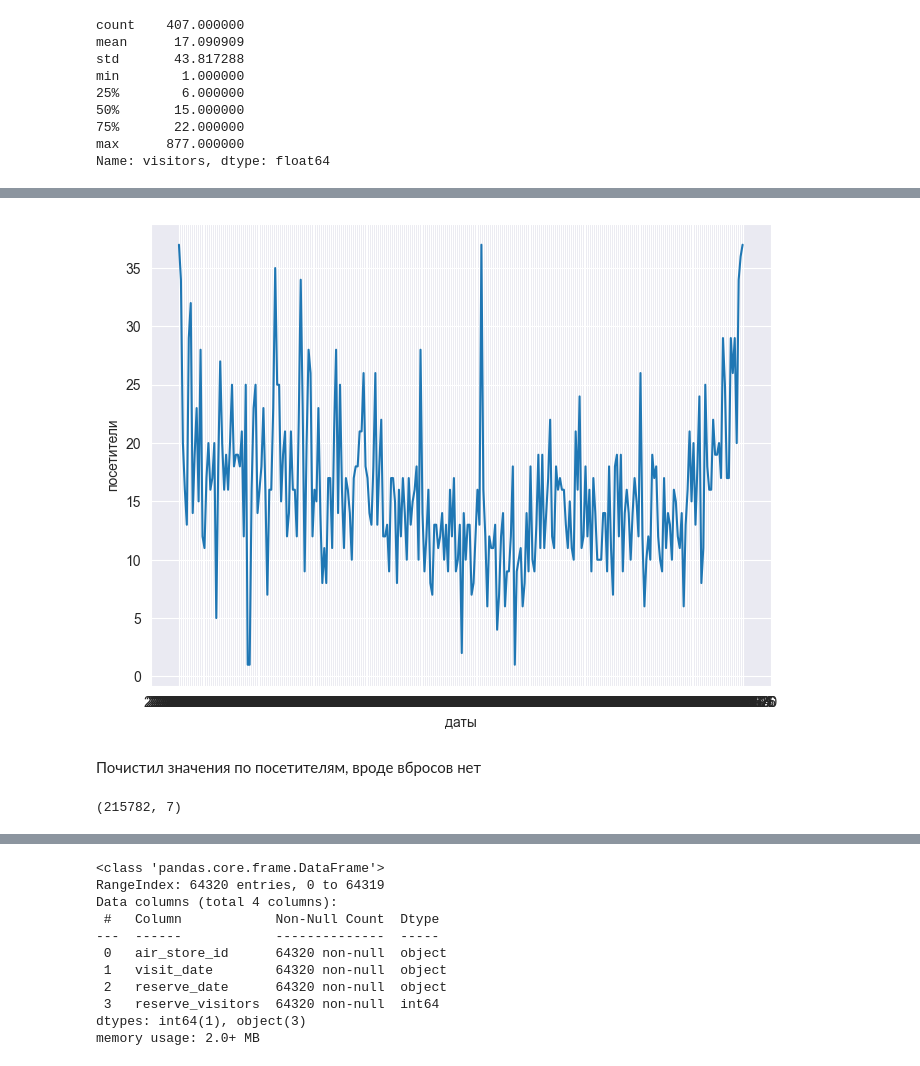
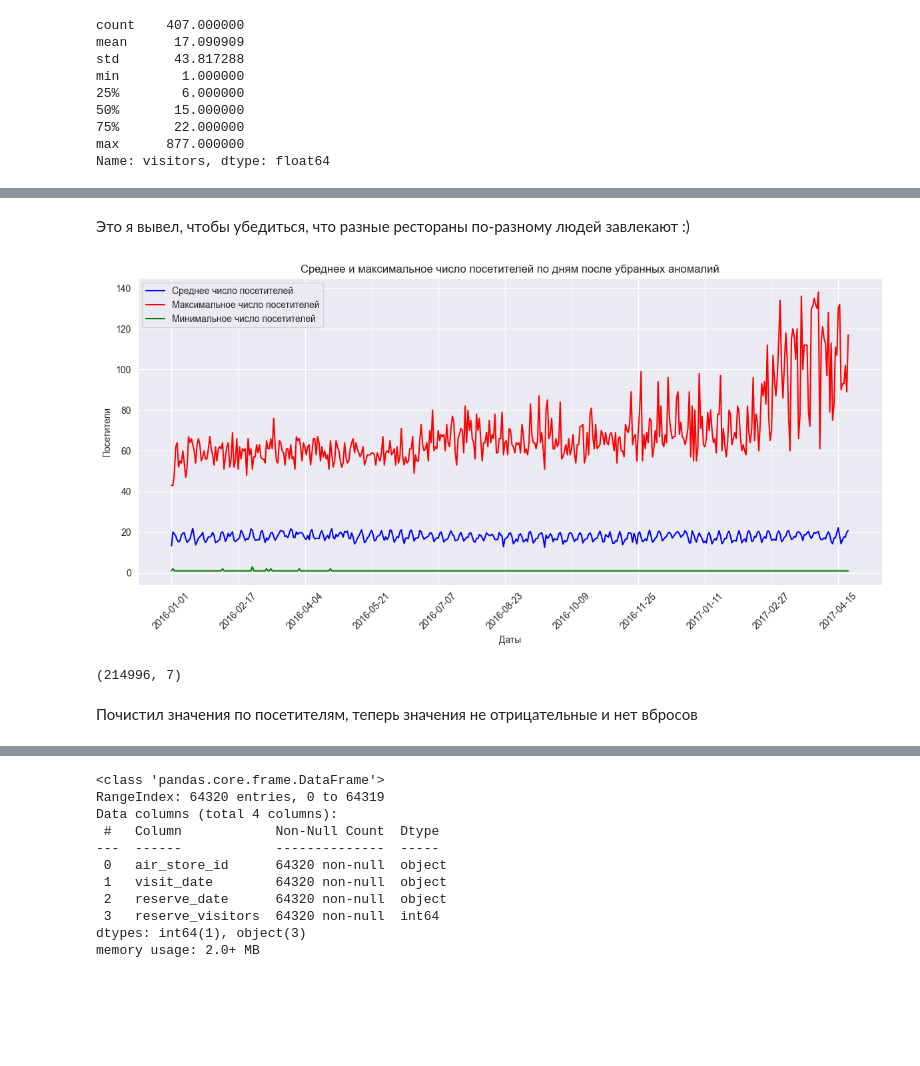
Before and after one commit to FEDOROV-ALEXANDER/ML_kurs2022, a Jupyter notebook: Homework/Homework2024/homework2024.ipynb, the cells around one changed output, grey strips where cells are left out. Cells and saved outputs as stored; diff of their text form; code cells hidden in the pictures; blank space fills up the shorter version.

Commit message:
Еще добавил графиков, осталось самое простое-обучить :)

```diff
--- a/Homework/Homework2024/homework2024.ipynb
+++ b/Homework/Homework2024/homework2024.ipynb
@@ -109,5 +114,7 @@ hpg_df = pd.merge(store_id_relation, hpg_df, on='hpg_store_id', how='outer')
 # %%
 hpg_df = pd.merge(hpg_df, hpg_store, on='hpg_store_id', how='outer')
 # %%
-hpg_df=hpg_df[['air_store_id','hpg_store_id', 'visit_date', 'reserve_visitors', 'hpg_genre_name', 'hpg_area_name', 'latitude', 'longitude']]
+hpg_df = hpg_df[
+    ['air_store_id', 'hpg_store_id', 'visit_date', 'reserve_visitors', 'hpg_genre_name', 'hpg_area_name', 'latitude',
+     'longitude']]
 # %%
@@ -148,7 +156,9 @@ print(air_df.air_store_id.nunique(), hpg_df.air_store_id.nunique(), air_df.hpg_s
 # %% [output]
 829 150 150 13325
 # %%
-df = pd.merge(air_df, hpg_df, on=['air_store_id', 'hpg_store_id','visit_date' , 'reserve_visitors', 'area_name', 'genre_name', 'latitude', 'longitude'], how='outer')
+df = pd.merge(air_df, hpg_df,
+              on=['air_store_id', 'hpg_store_id', 'visit_date', 'reserve_visitors', 'area_name', 'genre_name',
+                  'latitude', 'longitude'], how='outer')
 # %%
 df
 # %% [output]
@@ -475,2 +480,0 @@ plt.show()
-# %%
-df =df[df['visitors'] <= (df['visitors'].mean()+df['visitors'].std())]
@@ -497,0 +481,11 @@ Name: visitors, dtype: float64
+# %%
+result_df = pd.DataFrame()
+
+for id in df['air_store_id'].unique():
+    subset = df[df['air_store_id'] == id]
+    mean_visitors = subset['visitors'].mean()
+    std_visitors = subset['visitors'].std()
+    mask = subset['visitors'] <= (mean_visitors + std_visitors)
+    filtered_subset = subset[mask]
+    result_df = pd.concat([result_df, filtered_subset])
+    print(id, 'информация  для этого ресторана', filtered_subset['visitors'].describe())
@@ -498,15 +540,32 @@ Name: visitors, dtype: float64
+# %% [markdown]
+Это я вывел, чтобы убедиться, что разные рестораны по-разному людей завлекают :)
 # %%
-plt.figure(figsize=(8,6))
-plt.plot(matching_times, matching_visitors)
-plt.xlabel('даты')
-plt.ylabel('посетители')
+# Вычисляем среднее и максимальное число посетителей по датам
+mean_visitors_by_date = result_df.groupby('visit_date')['visitors'].mean()
+max_visitors_by_date = result_df.groupby('visit_date')['visitors'].max()
+min_visitors_by_date = result_df.groupby('visit_date')['visitors'].min()
+
+# Создаем график
+plt.figure(figsize=(12, 6))
+plt.plot(mean_visitors_by_date.index, mean_visitors_by_date.values, label='Среднее число посетителей', color='blue')
+plt.plot(max_visitors_by_date.index, max_visitors_by_date.values, label='Максимальное число посетителей', color='red')
+plt.plot(min_visitors_by_date.index, min_visitors_by_date.values, label='Минимальное число посетителей', color='green')
+plt.xlabel('Даты')
+plt.title('Среднее и максимальное число посетителей по дням после убранных аномалий')
+plt.ylabel('Посетители')
+plt.title('Среднее и максимальное число посетителей по дням после убранных аномалий')
+plt.legend()
+plt.grid(True)
+dates = mean_visitors_by_date.index.values
+plt.xticks(dates[::len(dates) // 10], rotation=45)  # Выбираем каждую 10-ю дату для отображения
+plt.tight_layout()
 plt.show()
 # %% [output]
-[figure, old version]
+[figure, new version]
+# %%
+df = result_df
+print(df.shape)
+# %% [output]
+(214996, 7)
 # %% [markdown]
-Почистил значения по посетителям, вроде вбросов нет
+Почистил значения по посетителям, теперь значения не отрицательные и нет вбросов
-# %%
-
-print(df.shape)
-# %% [output]
-(215782, 7)
```
Also changed, not shown: parts of 35 cells of this notebook.
